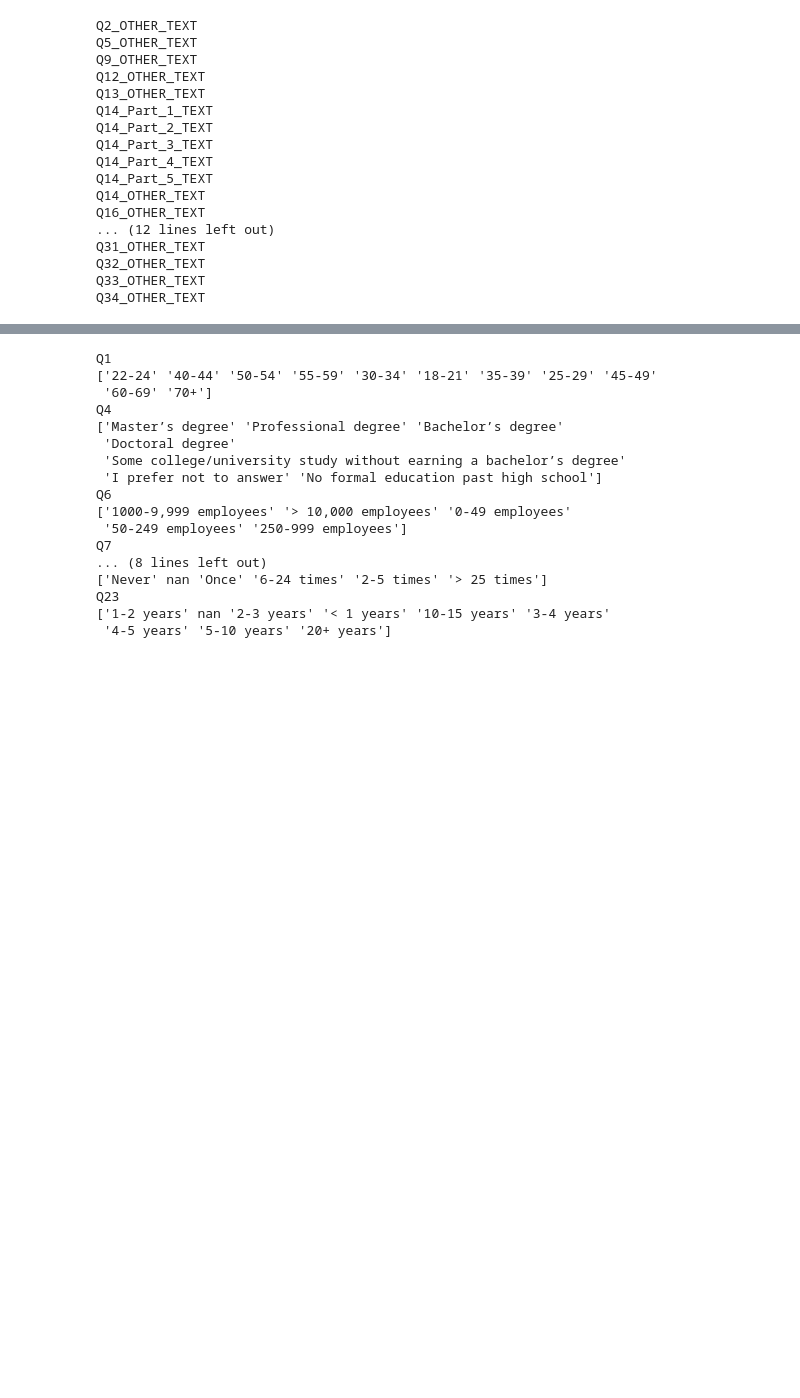
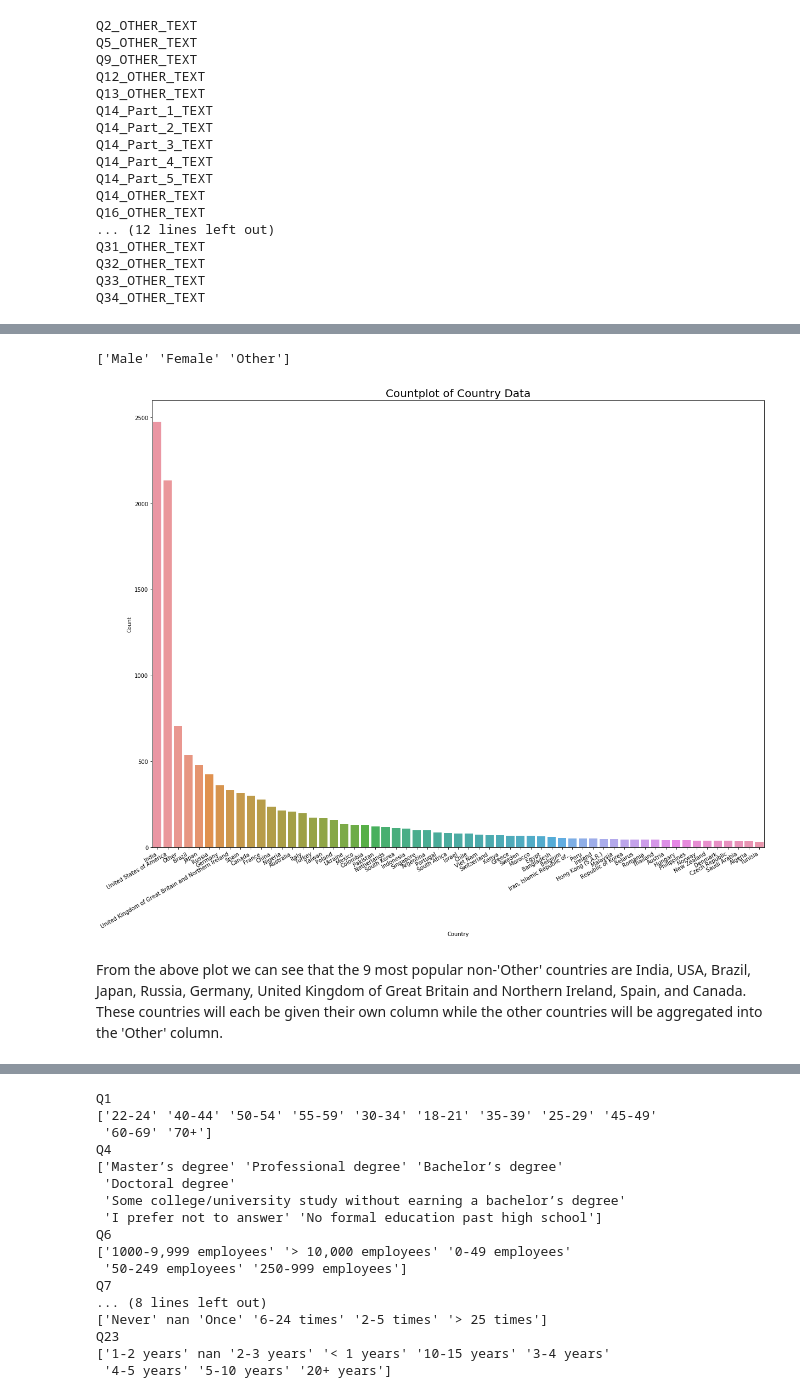
Before and after one commit to atkinssamuel/data-sci-salary-logistic-regression, a Jupyter notebook: atkins_1002951754_assignment2.ipynb, the cells around one changed output, grey strips where cells are left out. Drawn from its saved outputs; the diff is of its cells as text; code cells hidden in the pictures; blank space fills up the shorter version.

```diff
--- a/atkins_1002951754_assignment2.ipynb
+++ b/atkins_1002951754_assignment2.ipynb
@@ -238,4 +246,24 @@ Respondents were asked to recommend a programming language to an aspiring data s
 These two columns will be numerically encoded because a relationship exists between the ranges defined by the surveryor. The assigned integer values will attempt to capture this relationship.
 
 *NOTE*: Interestingly, there are some NaN values for the columns we wish to numerically encode, namely, Q11, Q15, Q22, and Q23. We will investigate how many NaN's are present in each column and then we will make a decision on what to do about these NaN values.
+# %%
+df = df[1:]
+
+q2_map = {"Q2": {'Prefer to self-describe': 'Other', 'Prefer not to say': 'Other'}}
+df = df.replace(q2_map)
+
+print(df["Q2"].unique())
+
+plt.figure(figsize=(20,15))
+plt.title("Countplot of Country Data", fontsize=20)
+country_plot = sb.countplot(df["Q3"], order=df["Q3"].value_counts().index)
+country_plot.set_xticklabels(country_plot.get_xticklabels(), size=10 ,rotation=30, ha="right")
+country_plot.set_xlabel("Country")
+country_plot.set_ylabel("Count")
+plt.show()
+# %% [output]
+['Male' 'Female' 'Other']
+[figure, added]
+# %% [markdown]
+From the above plot we can see that the 9 most popular non-'Other' countries are India, USA, Brazil, Japan, Russia, Germany, United Kingdom of Great Britain and Northern Ireland, Spain, and Canada. These countries will each be given their own column while the other countries will be aggregated into the 'Other' column.
 # %%
```
Also changed, not shown: parts of 52 cells of this notebook, 4 other files.
